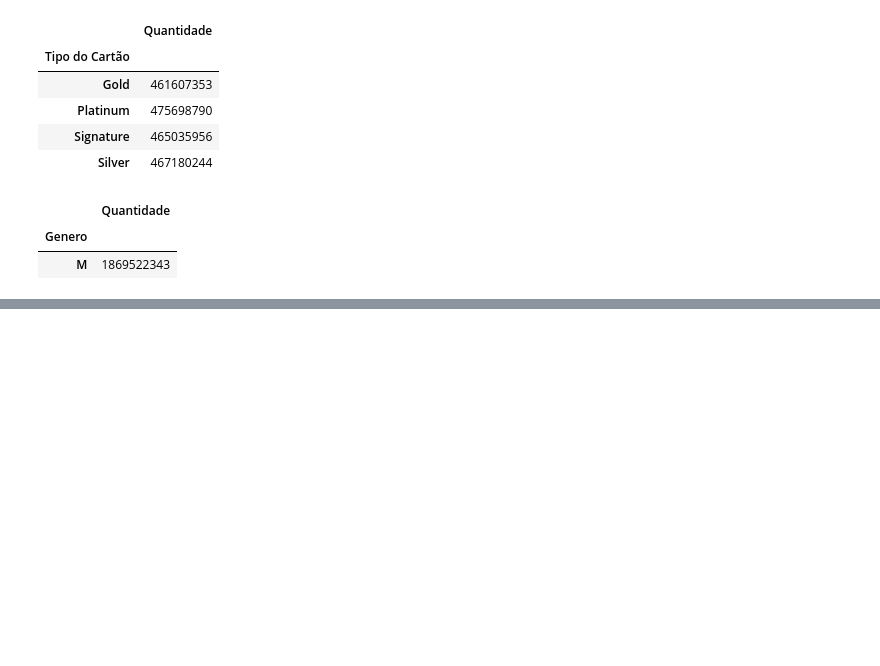
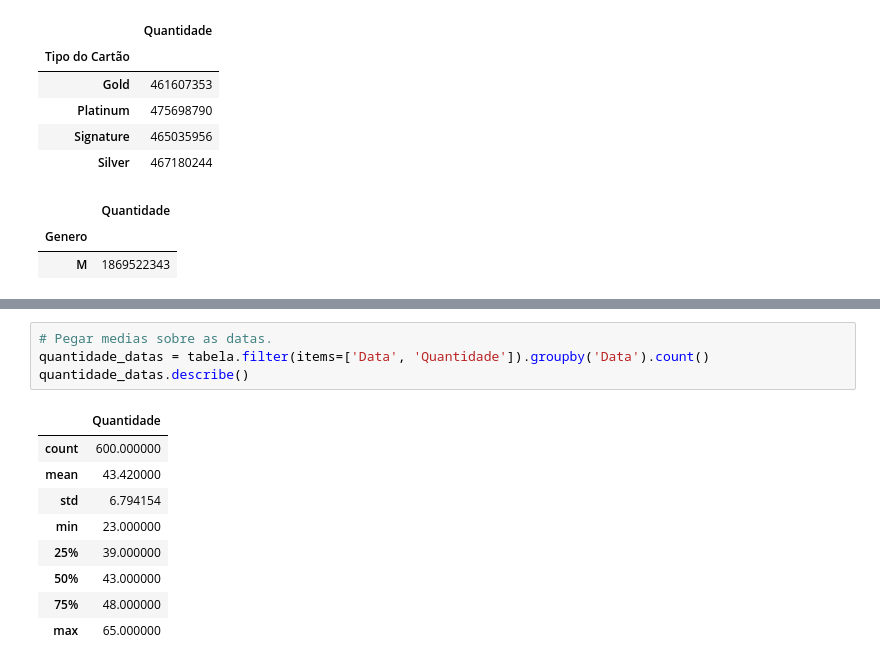
Before and after one commit to HeberSales/Analise_de_cartoes_de_credito, a Jupyter notebook: Analise_Cartao_de_Credito.ipynb, the cells around one changed output, grey strips where cells are left out. Saved outputs shown, nothing was run; the diff lists cells and outputs as text; blank space fills up the shorter version.

```diff
--- a/Analise_Cartao_de_Credito.ipynb
+++ b/Analise_Cartao_de_Credito.ipynb
@@ -296 +312,15 @@ total_transacoes_homens
+# %%
+# Pegar medias sobre as datas.
+quantidade_datas = tabela.filter(items=['Data', 'Quantidade']).groupby('Data').count()
+quantidade_datas.describe()
+# %% [output]
+|  | Quantidade |
+| count | 600.000000 |
+| mean | 43.420000 |
+| std | 6.794154 |
+| min | 23.000000 |
+| 25% | 39.000000 |
+| 50% | 43.000000 |
+| 75% | 48.000000 |
+| max | 65.000000 |
 # %% [markdown]
```
Also changed, not shown: parts of 7 cells of this notebook.
